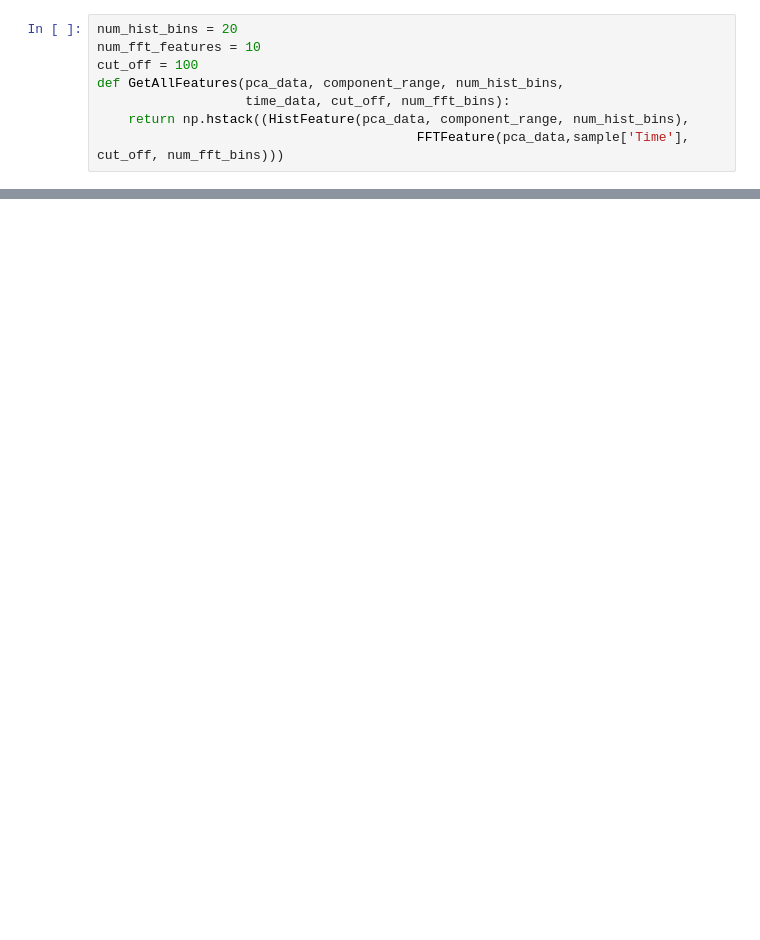
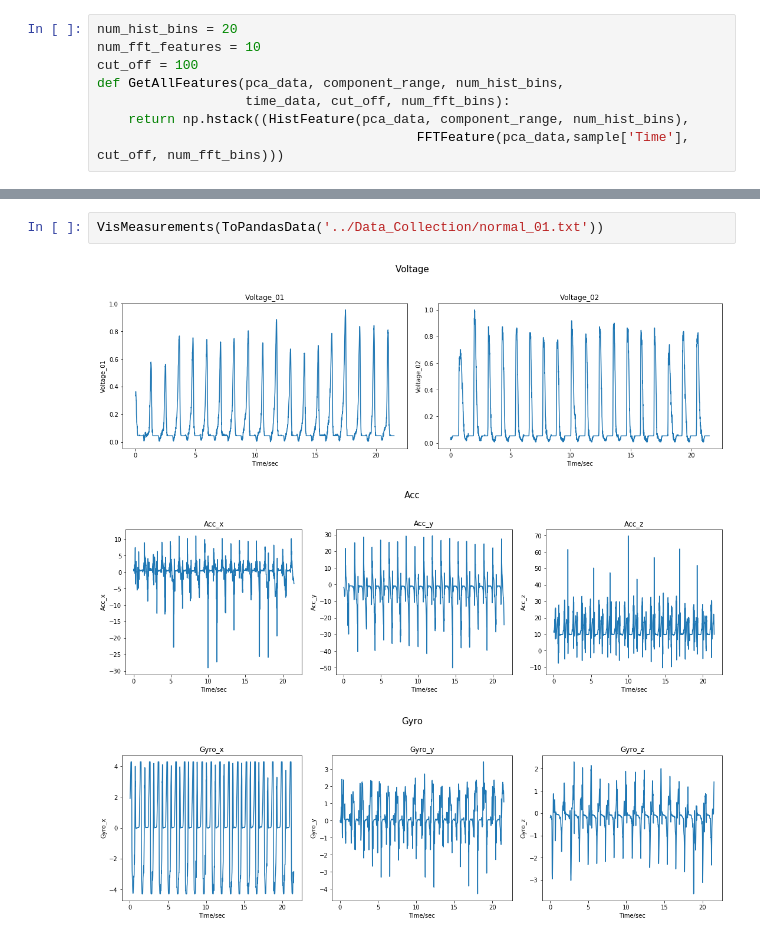
Before and after one commit to vacous/GaitDiagnosisML, a Jupyter notebook: Data_Analysis/GaitAnalysis.ipynb, the cells around one changed output, grey strips where cells are left out. Saved outputs shown, nothing was run; the diff lists cells and outputs as text; blank space fills up the shorter version.

```diff
--- a/Data_Analysis/GaitAnalysis.ipynb
+++ b/Data_Analysis/GaitAnalysis.ipynb
@@ -189,0 +272,6 @@ for idx in range(len(all_test_data)):
+# %%
+VisMeasurements(ToPandasData('../Data_Collection/normal_01.txt'))
+# %% [output]
+[figure, added]
+[figure, added]
+[figure, added]
```
Also changed, not shown: parts of 22 cells of this notebook, 35 other files.
